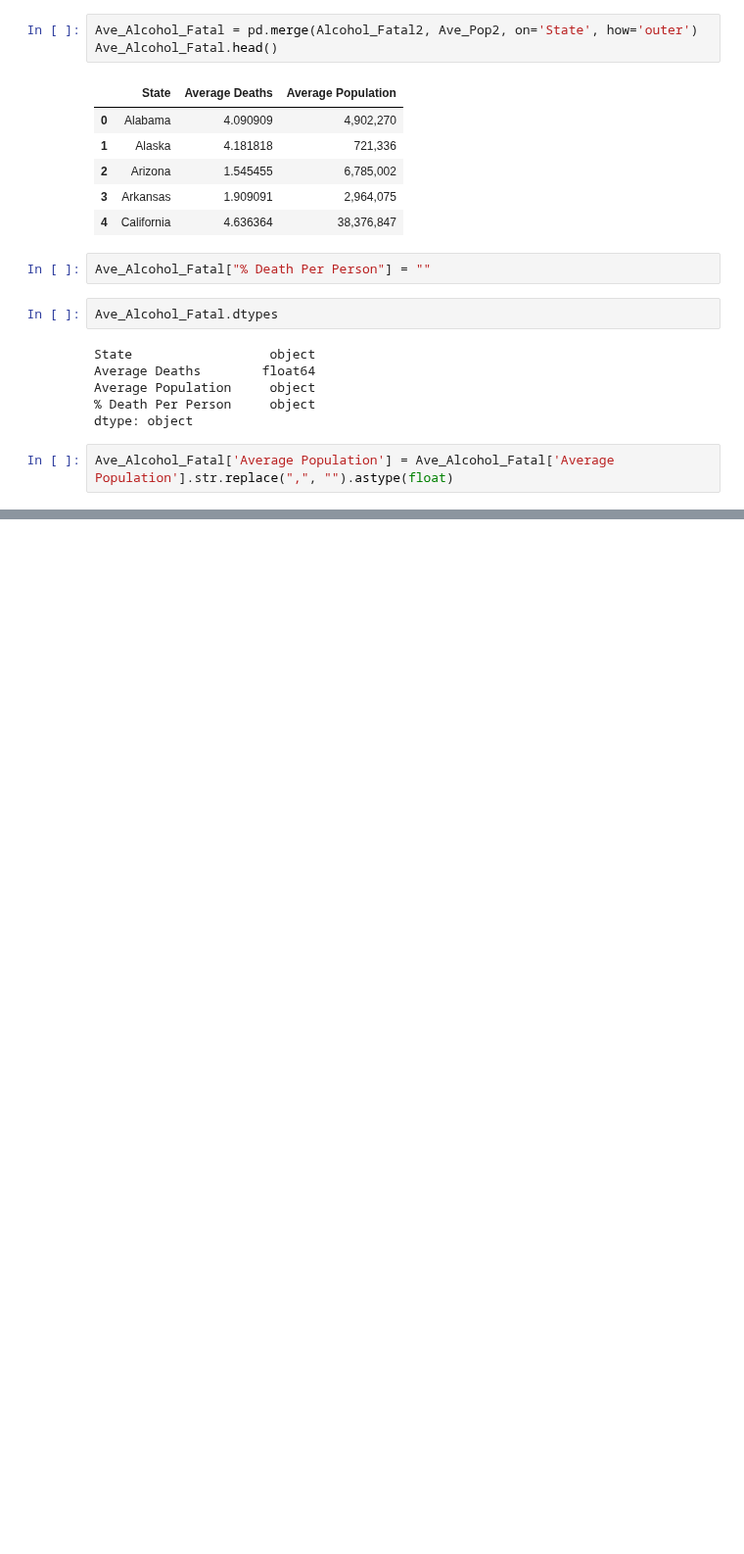
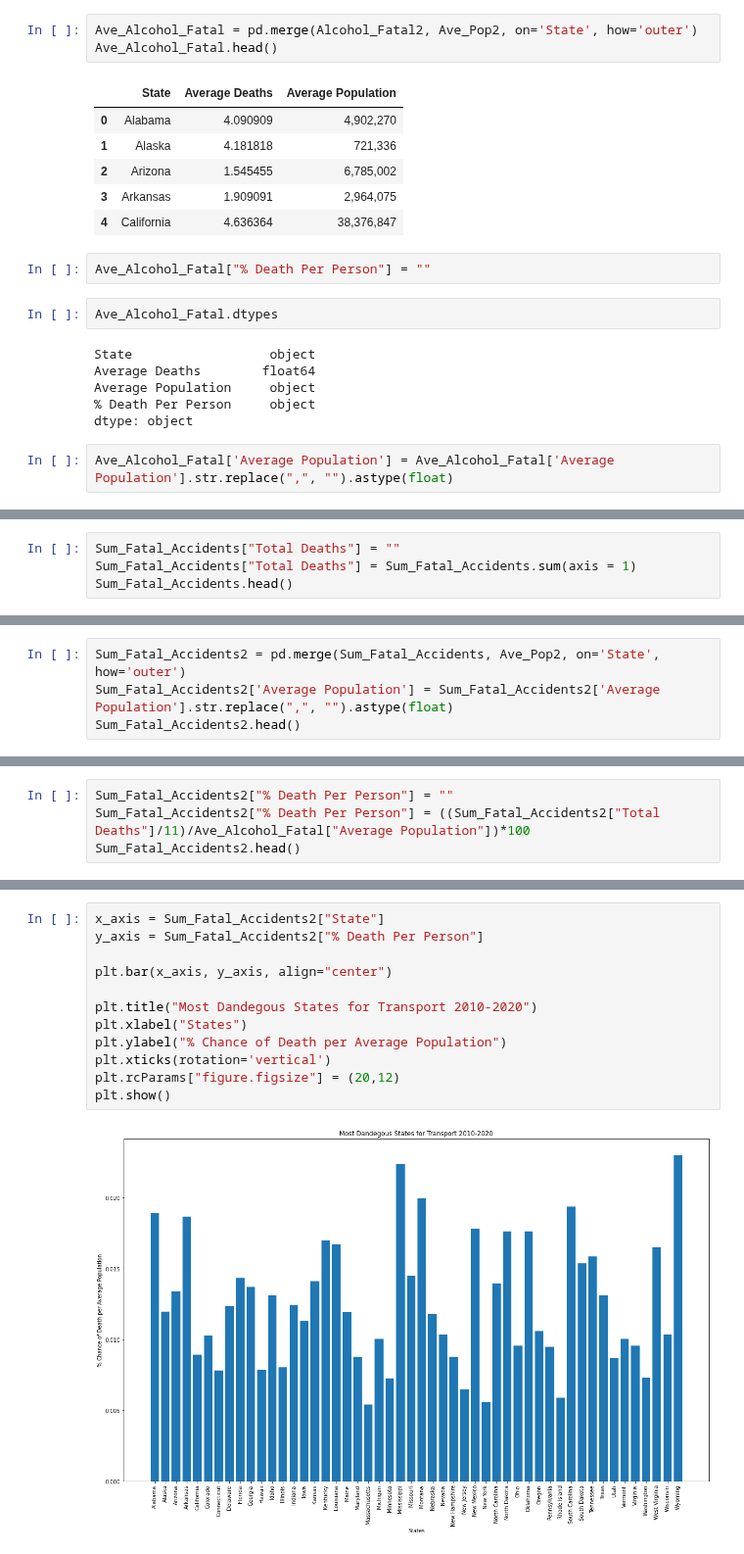
Before and after one commit to MZt92-ui/Project-1-Group-3, a Jupyter notebook: Boat Fatalities.ipynb, the cells around one changed output, grey strips where cells are left out. Shown at 98% size. Drawn from its saved outputs; the diff is of its cells as text; blank space fills up the shorter version.

```diff
--- a/Boat Fatalities.ipynb
+++ b/Boat Fatalities.ipynb
@@ -130,0 +180,4 @@ plt.show()
+# %%
+Sum_Fatal_Accidents["Total Deaths"] = ""
+Sum_Fatal_Accidents["Total Deaths"] = Sum_Fatal_Accidents.sum(axis = 1)
+Sum_Fatal_Accidents.head()
@@ -130,0 +191,4 @@ plt.show()
+# %%
+Sum_Fatal_Accidents2 = pd.merge(Sum_Fatal_Accidents, Ave_Pop2, on='State', how='outer')
+Sum_Fatal_Accidents2['Average Population'] = Sum_Fatal_Accidents2['Average Population'].str.replace(",", "").astype(float)
+Sum_Fatal_Accidents2.head()
@@ -130,0 +202,4 @@ plt.show()
+# %%
+Sum_Fatal_Accidents2["% Death Per Person"] = ""
+Sum_Fatal_Accidents2["% Death Per Person"] = ((Sum_Fatal_Accidents2["Total Deaths"]/11)/Ave_Alcohol_Fatal["Average Population"])*100
+Sum_Fatal_Accidents2.head()
@@ -130,0 +213,14 @@ plt.show()
+# %%
+x_axis = Sum_Fatal_Accidents2["State"]
+y_axis = Sum_Fatal_Accidents2["% Death Per Person"]
+
+plt.bar(x_axis, y_axis, align="center")
+
+plt.title("Most Dandegous States for Transport 2010-2020")
+plt.xlabel("States")
+plt.ylabel("% Chance of Death per Average Population")
+plt.xticks(rotation='vertical')
+plt.rcParams["figure.figsize"] = (20,12)
+plt.show()
+# %% [output]
+[figure, added]
```
Also changed, not shown: parts of 21 cells of this notebook, 8 other files.
